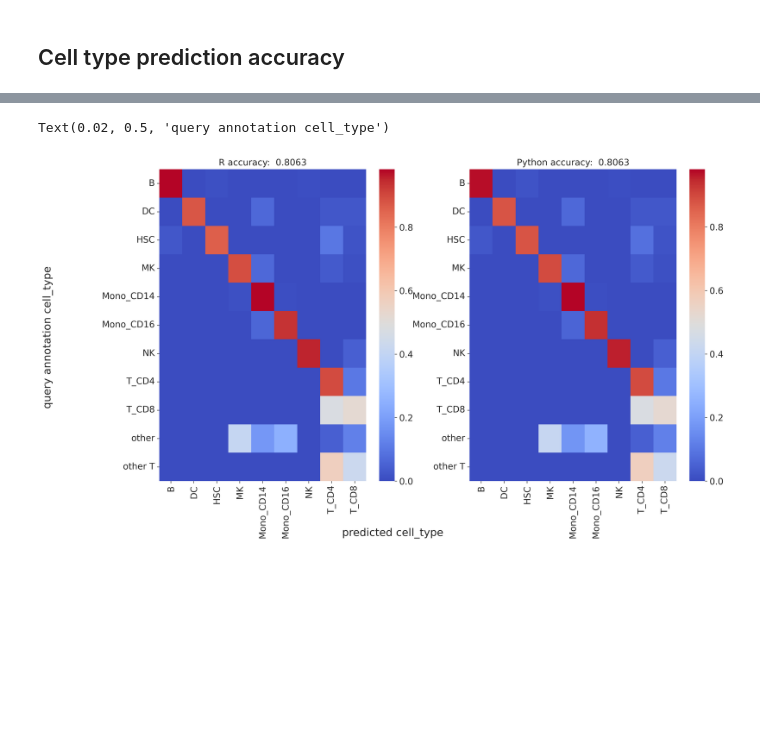
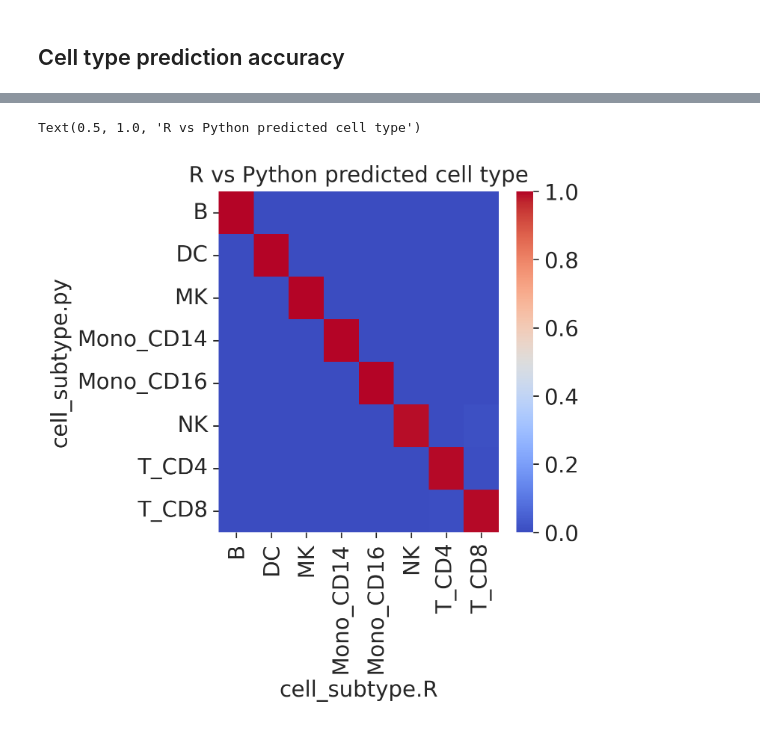
Before and after one commit to potulabe/symphonypy, a Jupyter notebook: benchmarking/Benchmarking_symphony_PBMC.ipynb, the cells around one changed output, grey strips where cells are left out. Saved outputs shown, nothing was run; the diff lists cells and outputs as text; code cells hidden in the pictures; blank space fills up the shorter version.

```diff
--- a/benchmarking/Benchmarking_symphony_PBMC.ipynb
+++ b/benchmarking/Benchmarking_symphony_PBMC.ipynb
@@ -294,5 +260,2 @@ cell_type = {
-# %%
-adata_query.obs["cell_type"] = [cell_type[ct] for ct in adata_query.obs["celltype.l2"]]
 # %%
-conf_matrix_R = sc.metrics.confusion_matrix(adata_query.obs["cell_type"], adata_query.obs["cell_subtype.R"])
-conf_matrix_py = sc.metrics.confusion_matrix(adata_query.obs["cell_type"], adata_query.obs["cell_subtype.py"])
+conf_matrix_R_py = sc.metrics.confusion_matrix(adata_query.obs["cell_subtype.py"], adata_query.obs["cell_subtype.R"])
@@ -302,18 +262,6 @@ acc_py = sum(adata_query.obs["cell_type"] == adata_query.obs["cell_subtype.py"])
-# %%
-fig, axs = plt.subplots(1, 2, figsize=(16, 9))
-
-hr = sns.heatmap(conf_matrix_R, cmap="coolwarm", ax=axs[0])
-hr.set(xlabel=None)
-hr.set(ylabel=None)
-hr.set_title(f"R accuracy: {acc_R: .4f}")
-
-hpy = sns.heatmap(conf_matrix_py, cmap="coolwarm", ax=axs[1])
-hpy.set(xlabel=None)
-hpy.set(ylabel=None)
-hpy.set_title(f"Python accuracy: {acc_py: .4f}")
-
-fig.supxlabel('predicted cell_type')
-fig.supylabel('query annotated cell_type')
-# %% [output]
-Text(0.02, 0.5, 'query annotation cell_type')
-[figure, removed]
+# %%
+hrpy = sns.heatmap(conf_matrix_R_py, cmap="coolwarm")
+hrpy.set_title(f"R vs Python predicted cell type")
+# %% [output]
+Text(0.5, 1.0, 'R vs Python predicted cell type')
+[figure, added]
```
Also changed, not shown: parts of 18 cells of this notebook.
